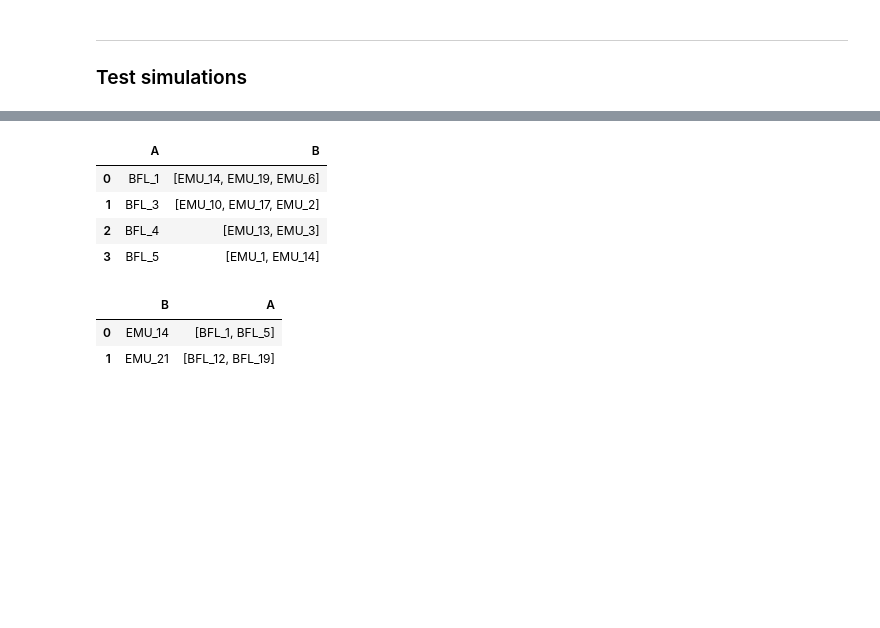
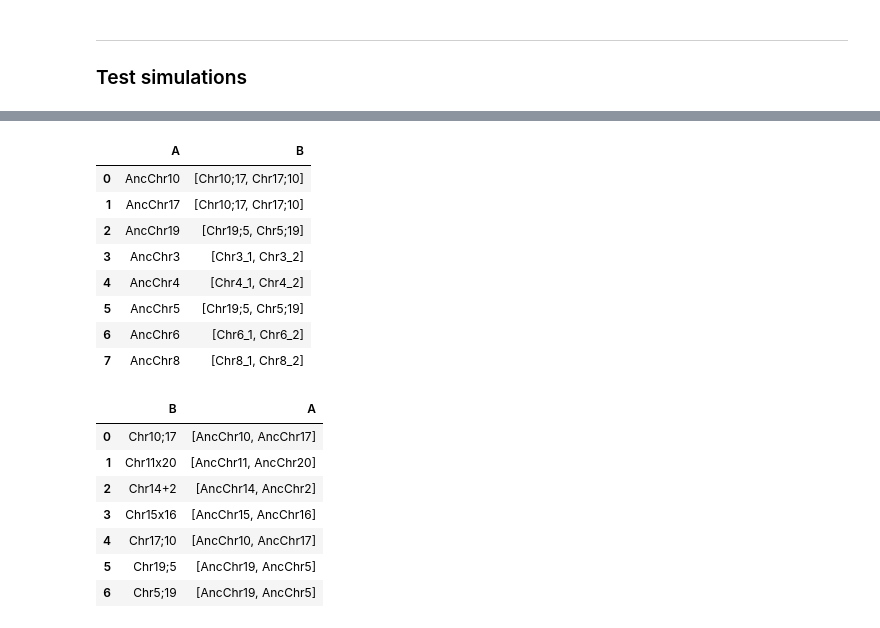
Before and after one commit to rajavat/orthology, a Jupyter notebook: Orthology.ipynb, the cells around one changed output, grey strips where cells are left out. Drawn from its saved outputs; the diff is of its cells as text; code cells hidden in the pictures; blank space fills up the shorter version.

```diff
--- a/Orthology.ipynb
+++ b/Orthology.ipynb
@@ -462,7 +366,7 @@ anc = Orthoscripts.readBED("Simulations/Ancestor.genelist.bed", 's')
 spA = Orthoscripts.readBED("Simulations/SpeciesA.genelist.bed", 's')
 orth = np.loadtxt("Simulations/Ancestor+SpeciesA.txt", dtype = "str")
 
-simO = orthofind(anc, spA, orth)
+sim = orthofind(anc, spA, orth)
 
-Orthoscripts.orthoplot(simO, 'Species A', 'Ancestor', 'B', 'A')
+sim
 # %% [output]
@@ -509,20 +412,29 @@ Orthoscripts.orthoplot(data, 'Amphioxus', 'Sponge', 'A', 'B')
 # %%
-fissions = data.pivot(index = 'A', columns='B', values = 'Orthologs')
+fissions = sim.pivot(index = 'A', columns='B', values = 'Orthologs')
 fissions = fissions.loc[(fissions.where(fissions.isnull(), 1).sum(axis=1) > 1) | (fissions.sum(axis=0) > 1)]
 fissions = fissions.stack(dropna = True).reset_index().groupby('A')['B'].apply(list).reset_index(name = 'B')
 fissions
 # %% [output]
 |  | A | B |
-| 0 | BFL_1 | [EMU_14, EMU_19, EMU_6] |
-| 1 | BFL_3 | [EMU_10, EMU_17, EMU_2] |
-| 2 | BFL_4 | [EMU_13, EMU_3] |
-| 3 | BFL_5 | [EMU_1, EMU_14] |
+| 0 | AncChr10 | [Chr10;17, Chr17;10] |
+| 1 | AncChr17 | [Chr10;17, Chr17;10] |
+| 2 | AncChr19 | [Chr19;5, Chr5;19] |
+| 3 | AncChr3 | [Chr3_1, Chr3_2] |
+| 4 | AncChr4 | [Chr4_1, Chr4_2] |
+| 5 | AncChr5 | [Chr19;5, Chr5;19] |
+| 6 | AncChr6 | [Chr6_1, Chr6_2] |
+| 7 | AncChr8 | [Chr8_1, Chr8_2] |
 # %%
-fusions = data.pivot(index = 'B', columns='A', values = 'Orthologs')
+fusions = sim.pivot(index = 'B', columns='A', values = 'Orthologs')
 fusions = fusions.loc[(fusions.where(fusions.isnull(), 1).sum(axis=1) > 1) | (fusions.sum(axis=0) > 1)]
 fusions = fusions.stack(dropna = True).reset_index().groupby('B')['A'].apply(list).reset_index(name = 'A')
 fusions
 # %% [output]
 |  | B | A |
-| 0 | EMU_14 | [BFL_1, BFL_5] |
-| 1 | EMU_21 | [BFL_12, BFL_19] |
+| 0 | Chr10;17 | [AncChr10, AncChr17] |
+| 1 | Chr11x20 | [AncChr11, AncChr20] |
+| 2 | Chr14+2 | [AncChr14, AncChr2] |
+| 3 | Chr15x16 | [AncChr15, AncChr16] |
+| 4 | Chr17;10 | [AncChr10, AncChr17] |
+| 5 | Chr19;5 | [AncChr19, AncChr5] |
+| 6 | Chr5;19 | [AncChr19, AncChr5] |
```
Also changed, not shown: parts of 14 cells of this notebook, 4 other files.
